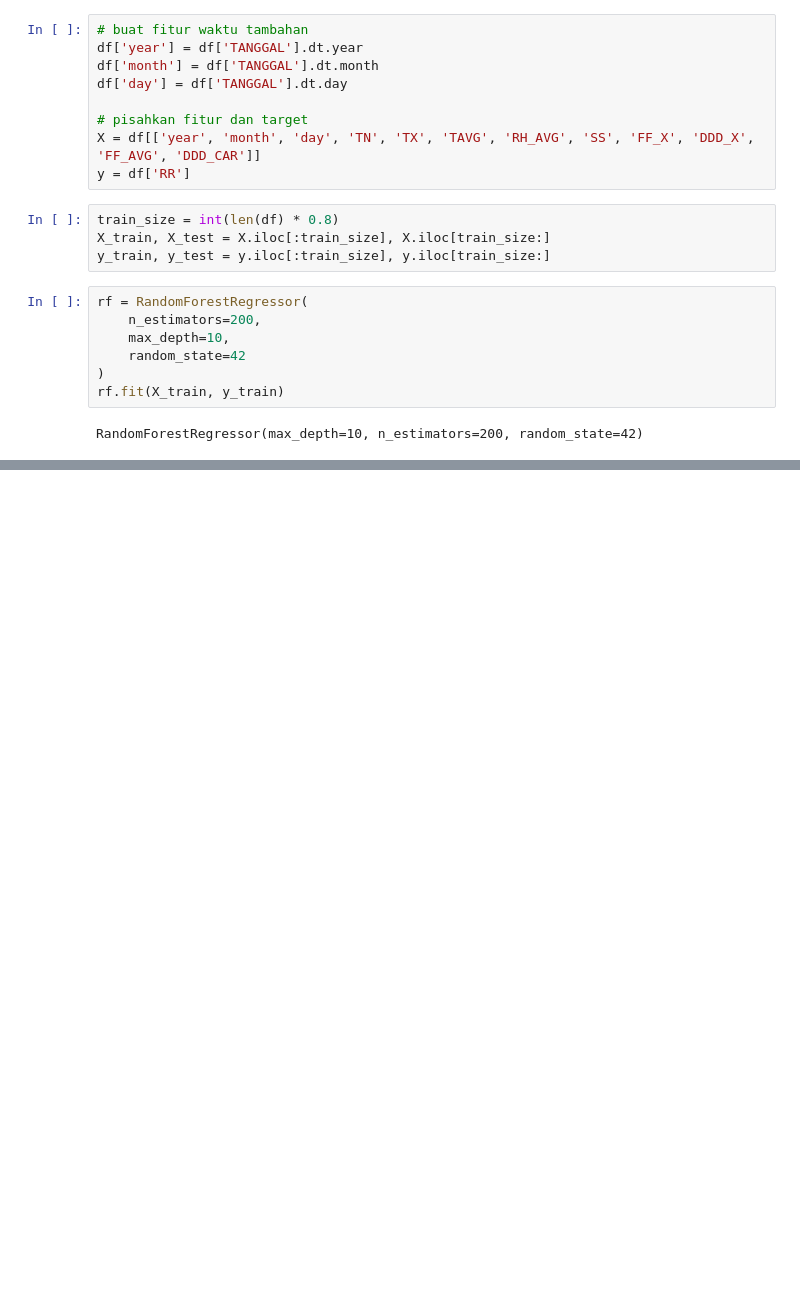
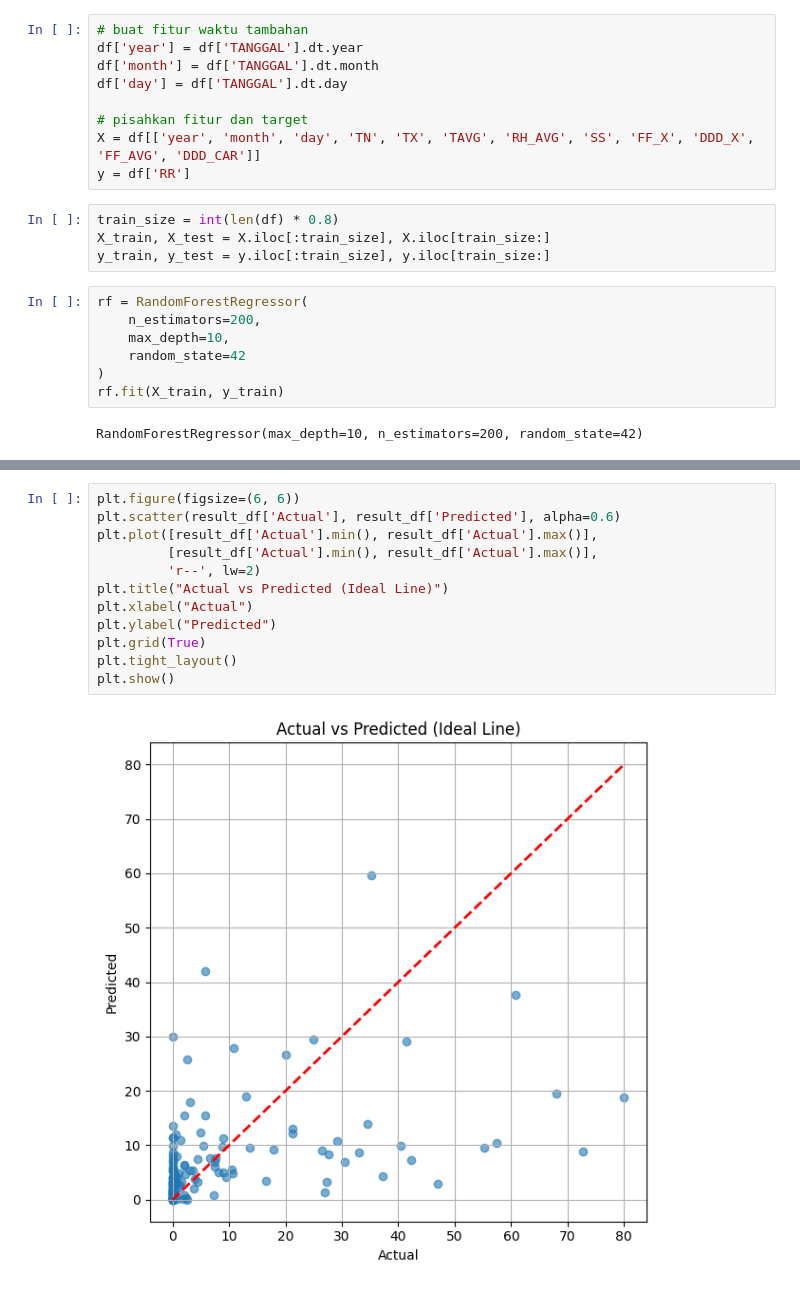
Before and after one commit to Ayusekar22/Jakarta-Weather-Prediction-2025, a Jupyter notebook: Jakarta_Weather_Prediction.ipynb, the cells around one changed output, grey strips where cells are left out. Drawn from its saved outputs; the diff is of its cells as text; blank space fills up the shorter version.

```diff
--- a/Jakarta_Weather_Prediction.ipynb
+++ b/Jakarta_Weather_Prediction.ipynb
@@ -449,0 +513,14 @@ plt.show()
+# %%
+plt.figure(figsize=(6, 6))
+plt.scatter(result_df['Actual'], result_df['Predicted'], alpha=0.6)
+plt.plot([result_df['Actual'].min(), result_df['Actual'].max()],
+         [result_df['Actual'].min(), result_df['Actual'].max()],
+         'r--', lw=2)
+plt.title("Actual vs Predicted (Ideal Line)")
+plt.xlabel("Actual")
+plt.ylabel("Predicted")
+plt.grid(True)
+plt.tight_layout()
+plt.show()
+# %% [output]
+[figure, added]
```
Also changed, not shown: parts of 26 cells of this notebook, 12 other files.
